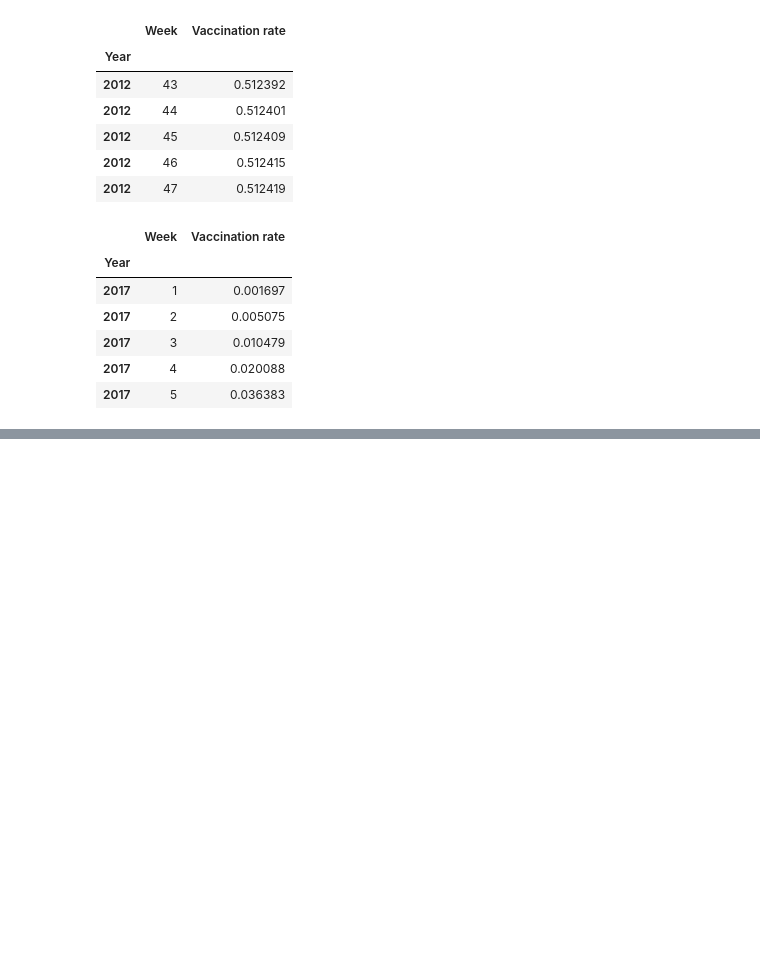
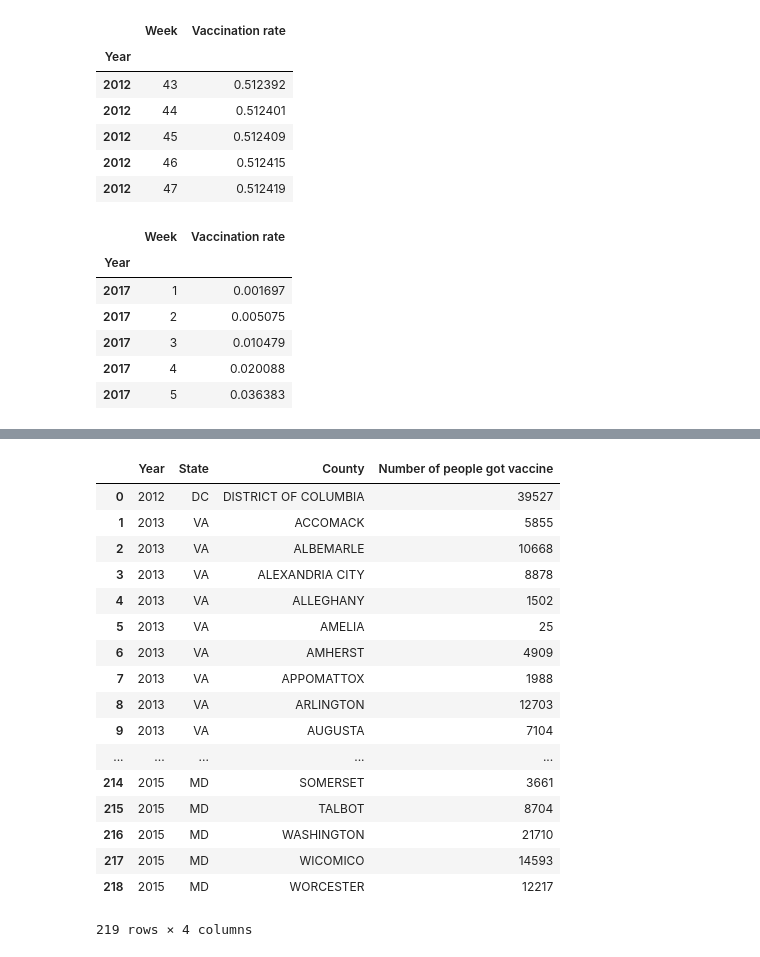
Before and after one commit to scooper505/Flu_Fighters, a Jupyter notebook: let's_try.ipynb, the cells around one changed output, grey strips where cells are left out. Drawn from its saved outputs; the diff is of its cells as text; code cells hidden in the pictures; blank space fills up the shorter version.

```diff
--- a/let's_try.ipynb
+++ b/let's_try.ipynb
@@ -239,0 +474,45 @@ plt.show()
+# %%
+states=[]
+counties=[]
+year=[]
+count=[]
+
+state=["DC","VA","NY","MD"]
+target_year=[2012,2013,2014,2015,2016,2017]
+# https://fluvaccineapi.hhs.gov/api/v2/vaccination_rates/{m}/states/{x}/counties.json?ethnicity=T&medicare_status=A
+for m,x in zip(target_year,state):
+    data=requests.get(f"https://fluvaccineapi.hhs.gov/api/v2/vaccination_rates/{m}/states/{x}/counties.json?ethnicity=T&medicare_status=A").json()
+#     print(json.dumps(data,indent=4))
+    for i in range(len(data)) :
+        year_order=data[i]["year"]
+        year.append(year_order)
+        number_county=data[i]["count"]
+        count.append(number_county)
+        state=data[i]["state"]
+        states.append(state)
+        county=data[i]["name"]
+        counties.append(county)
+
+#         print(f"the total number of people who get vaccine in {year_order}  for {state} {county} week is {number_county}." )
+
+county_df=pd.DataFrame({"Year":year,"State":states,"County":counties,"Number of people got vaccine":count})
+county_df
+# %% [output]
+|  | Year | State | County | Number of people got vaccine |
+| 0 | 2012 | DC | DISTRICT OF COLUMBIA | 39527 |
+| 1 | 2013 | VA | ACCOMACK | 5855 |
+| 2 | 2013 | VA | ALBEMARLE | 10668 |
+| 3 | 2013 | VA | ALEXANDRIA CITY | 8878 |
+| 4 | 2013 | VA | ALLEGHANY | 1502 |
+| 5 | 2013 | VA | AMELIA | 25 |
+| 6 | 2013 | VA | AMHERST | 4909 |
+| 7 | 2013 | VA | APPOMATTOX | 1988 |
+| 8 | 2013 | VA | ARLINGTON | 12703 |
+| 9 | 2013 | VA | AUGUSTA | 7104 |
+| ... | ... | ... | ... | ... |
+| 214 | 2015 | MD | SOMERSET | 3661 |
+| 215 | 2015 | MD | TALBOT | 8704 |
+| 216 | 2015 | MD | WASHINGTON | 21710 |
+| 217 | 2015 | MD | WICOMICO | 14593 |
+| 218 | 2015 | MD | WORCESTER | 12217 |
+219 rows × 4 columns
```
Also changed, not shown: parts of 22 cells of this notebook, 1 other file.
